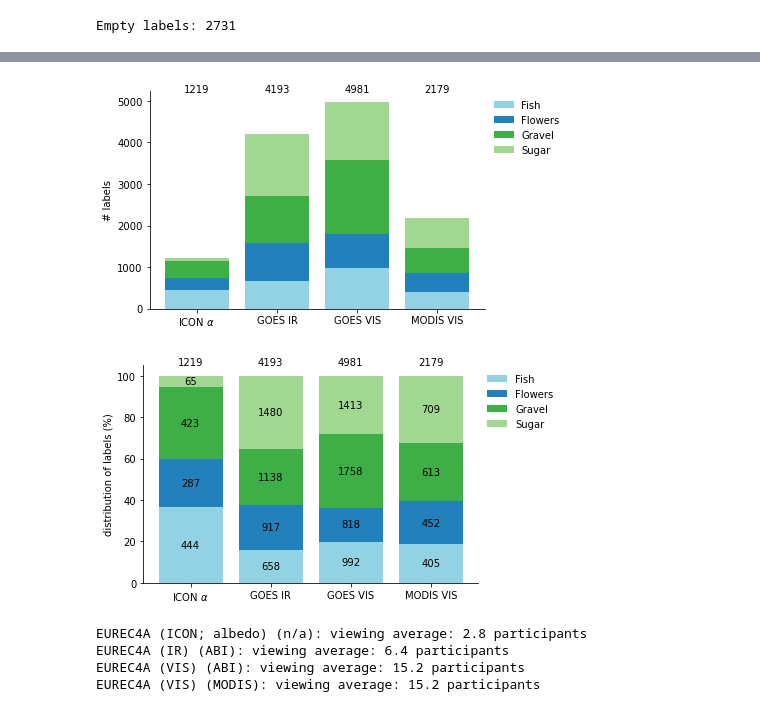
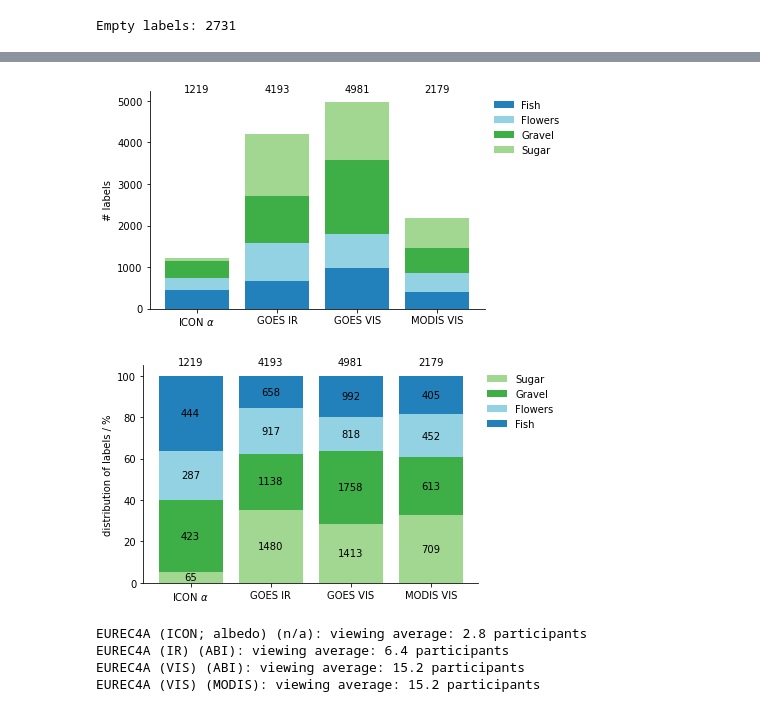
Before and after one commit to observingClouds/C3ONTEXT, a Jupyter notebook: notebooks/fig2_classification_statistics.ipynb, the cells around one changed output, grey strips where cells are left out. Cells and saved outputs as stored; diff of their text form; code cells hidden in the pictures.

Commit message:
\ Rerun notebook with anonymized data

```diff
--- a/notebooks/fig2_classification_statistics.ipynb
+++ b/notebooks/fig2_classification_statistics.ipynb
@@ -20,7 +18,8 @@ level1_dataset = '../processed_data/EUREC4A_ManualClassifications_l1.nc'
 # %%
-color_dict = {'Flowers':'#2281BB', 'Fish': '#93D2E2', 'Gravel': '#3EAE47','Sugar': '#A1D791'}
+level1_dataset_local = '../processed_data/EUREC4A_ManualClassifications_l1_anonymized.nc'
+color_dict = {'Fish':'#2281BB', 'Flowers': '#93D2E2', 'Gravel': '#3EAE47','Sugar': '#A1D791'}
 # %%
-ds_l1 = xr.open_dataset(level1_dataset)
+ds_l1 = xr.open_dataset(level1_dataset_local)
 # %%
 ds_l1
 # %% [output]
@@ -64,13 +63,13 @@ basic_numbers_dict = {}
 basic_numbers_dict['global'] = {}
 basic_numbers_dict['global']['Classifications'] = len(np.unique(ds_l1_woempty.classification_id))
 basic_numbers_dict['global']['Labels'] = len(ds_l1_woempty.tool_label)
-basic_numbers_dict['global']['Users'] = len(np.unique(ds_l1_woempty.user_name))
+basic_numbers_dict['global']['Users'] = len(np.unique(ds_l1_woempty.user_id))
 
 for workflow, grp in ds_l1_woempty.groupby(ds_l1_woempty.workflow_name):
     for instrument, grp_inst in grp.groupby(grp.instrument):
-        print(workflow, len(np.unique(grp_inst.subject_ids)), len(np.unique(grp_inst.user_name)))
+        print(workflow, len(np.unique(grp_inst.subject_ids)), len(np.unique(grp_inst.user_id)))
         basic_numbers_dict['_'.join([workflow,instrument])] = {'subject_nb':len(np.unique(grp_inst.subject_ids)),
-                                        'user_nb': len(np.unique(grp_inst.user_name)),
+                                        'user_nb': len(np.unique(grp_inst.user_id)),
                                         'classification_nb': len(np.unique(grp_inst.classification_id)),
                                         'label_nb': len(grp_inst.classification_id),
                                         'instrument': instrument
@@ -146,37 +125,37 @@ plt.ylabel('# labels');
 sns.despine()
 # plt.savefig('../figures/overview_labels.pdf',bbox_inches='tight')
 # %% [output]
-[figure, old version]
+[figure, new version]
 # %%
 v = np.zeros((4))
 v_ = np.zeros((4))
 workflows = []
 workflows = [r'ICON $\alpha$', 'GOES IR', 'GOES VIS', 'MODIS VIS']
-for label in ['Fish', 'Flowers', 'Gravel', 'Sugar']:
+for label in ['Fish', 'Flowers', 'Gravel', 'Sugar'][::-1]:
     w = 0
     for workflow, workflow_dict in basic_numbers_dict.items():
         if workflow == 'global': continue
         if 'liquid' in workflow: continue
         total_label_nb = workflow_dict['label_nb']
         v_[w] = workflow_dict[label]/total_label_nb*100
         w+=1
         if label == 'Fish':
 #             workflows.append(workflow)
             plt.text(w-1,105, total_label_nb, horizontalalignment='center')
         plt.text(w-1,v[w-1]+v_[w-1]/2,
                  workflow_dict[label],
                  verticalalignment='center',
                  horizontalalignment='center',color='black')
 
     plt.bar(workflows, v_, bottom=v, orientation='vertical', color=color_dict[label], label=label)
     v += v_
 plt.legend(frameon=False, bbox_to_anchor=(1,1), loc='upper left')
 # plt.ylabel('% labels');
-plt.ylabel('distribution of labels (%)');
+plt.ylabel('distribution of labels / %');
 sns.despine()
-# plt.savefig('../figures/overview_labels_relative.pdf',bbox_inches='tight')
+plt.savefig('../figures/overview_labels_relative.pdf',bbox_inches='tight')
 # %% [output]
-[figure, old version]
+[figure, new version]
 # %%
 basic_numbers_dict = {}
 
```
Also changed, not shown: parts of 5 cells of this notebook.
